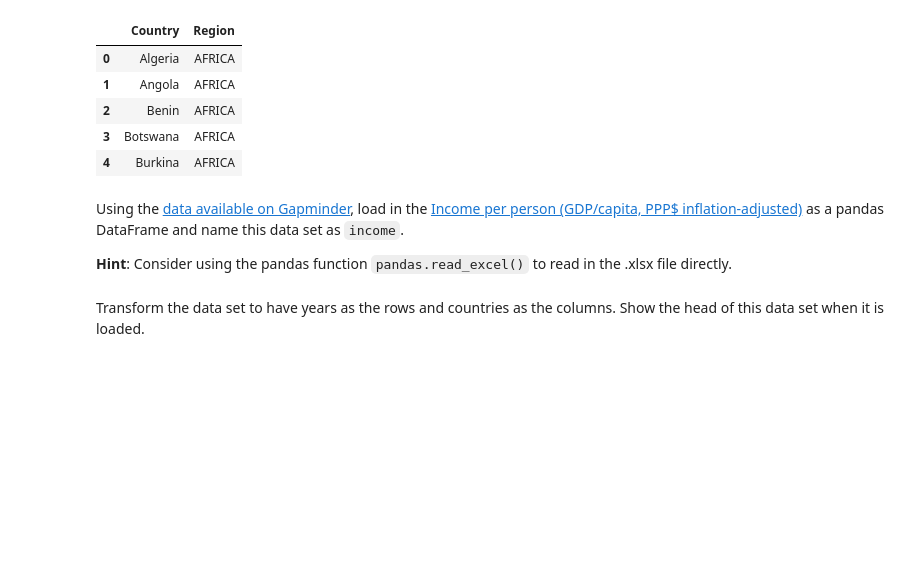
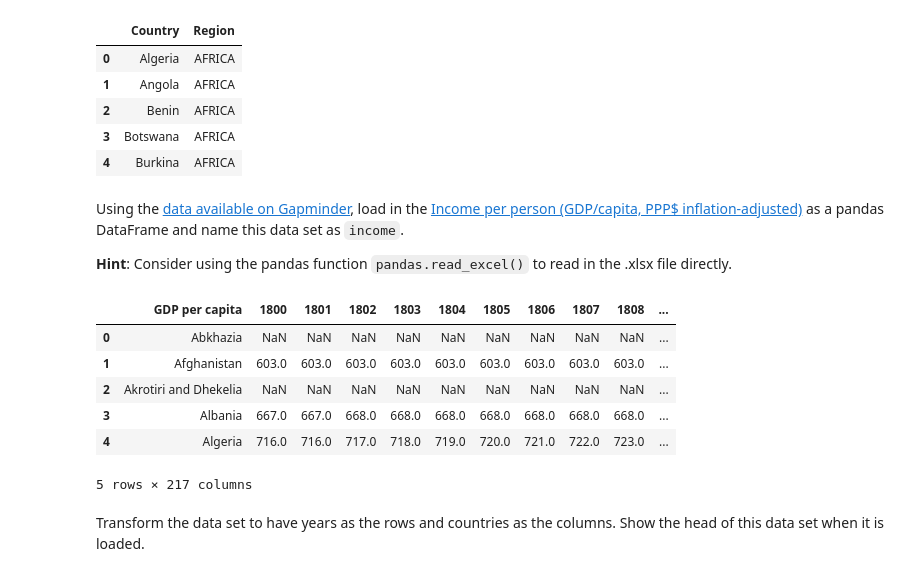
Before and after one commit to ouassimk/2014, a Jupyter notebook: homework/HW1.nbconvert.ipynb, the cells around one changed output. Cells and saved outputs as stored; diff of their text form; code cells hidden in the pictures; blank space fills up the shorter version.

Commit message:
Income Excel was loaded

```diff
--- a/homework/HW1.nbconvert.ipynb
+++ b/homework/HW1.nbconvert.ipynb
@@ -368,3 +367,22 @@ Using the [data available on Gapminder](http://www.gapminder.org/data/), load in
+# %%
+#your code here
+url2= "http://spreadsheets.google.com/pub?key=phAwcNAVuyj1jiMAkmq1iMg&output=xls"
+r = requests.get(url2) #this is the url response object
+#soup = BeautifulSoup(r.content)
+#table= soup.find("div", {"id":"sheets-viewport"})
+#table= soup.find("tbody")
+#print(table)
+data_stream= StringIO.StringIO(r.content)
+income= pd.read_excel(data_stream)
+income.head()
+# %% [output]
+|  | GDP per capita | 1800 | 1801 | 1802 | 1803 | 1804 | 1805 | 1806 | 1807 | 1808 | ... |
+| 0 | Abkhazia | NaN | NaN | NaN | NaN | NaN | NaN | NaN | NaN | NaN | ... |
+| 1 | Afghanistan | 603.0 | 603.0 | 603.0 | 603.0 | 603.0 | 603.0 | 603.0 | 603.0 | 603.0 | ... |
+| 2 | Akrotiri and Dhekelia | NaN | NaN | NaN | NaN | NaN | NaN | NaN | NaN | NaN | ... |
+| 3 | Albania | 667.0 | 667.0 | 668.0 | 668.0 | 668.0 | 668.0 | 668.0 | 668.0 | 668.0 | ... |
+| 4 | Algeria | 716.0 | 716.0 | 717.0 | 718.0 | 719.0 | 720.0 | 721.0 | 722.0 | 723.0 | ... |
+5 rows × 217 columns
 # %% [markdown]
 Transform the data set to have years as the rows and countries as the columns. Show the head of this data set when it is loaded.
 # %%
```
Also changed, not shown: parts of 2 cells of this notebook.
